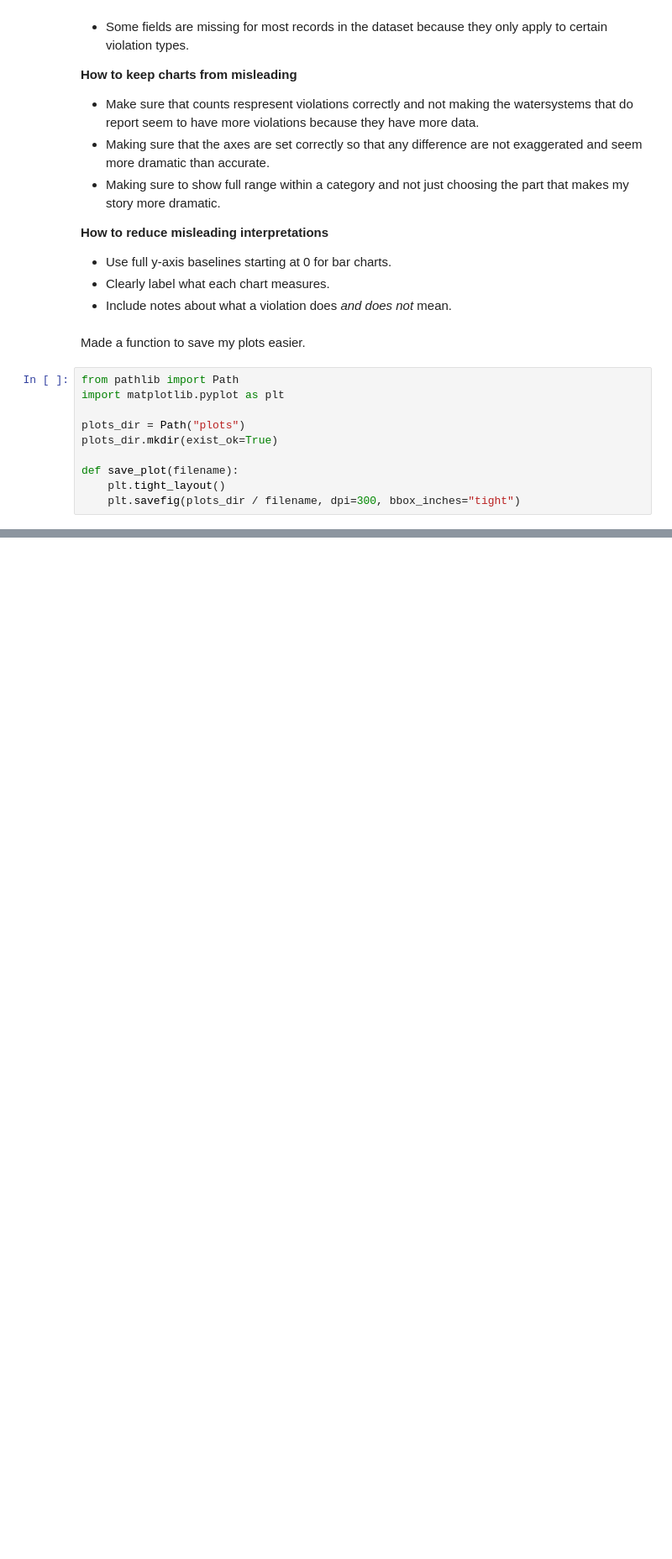
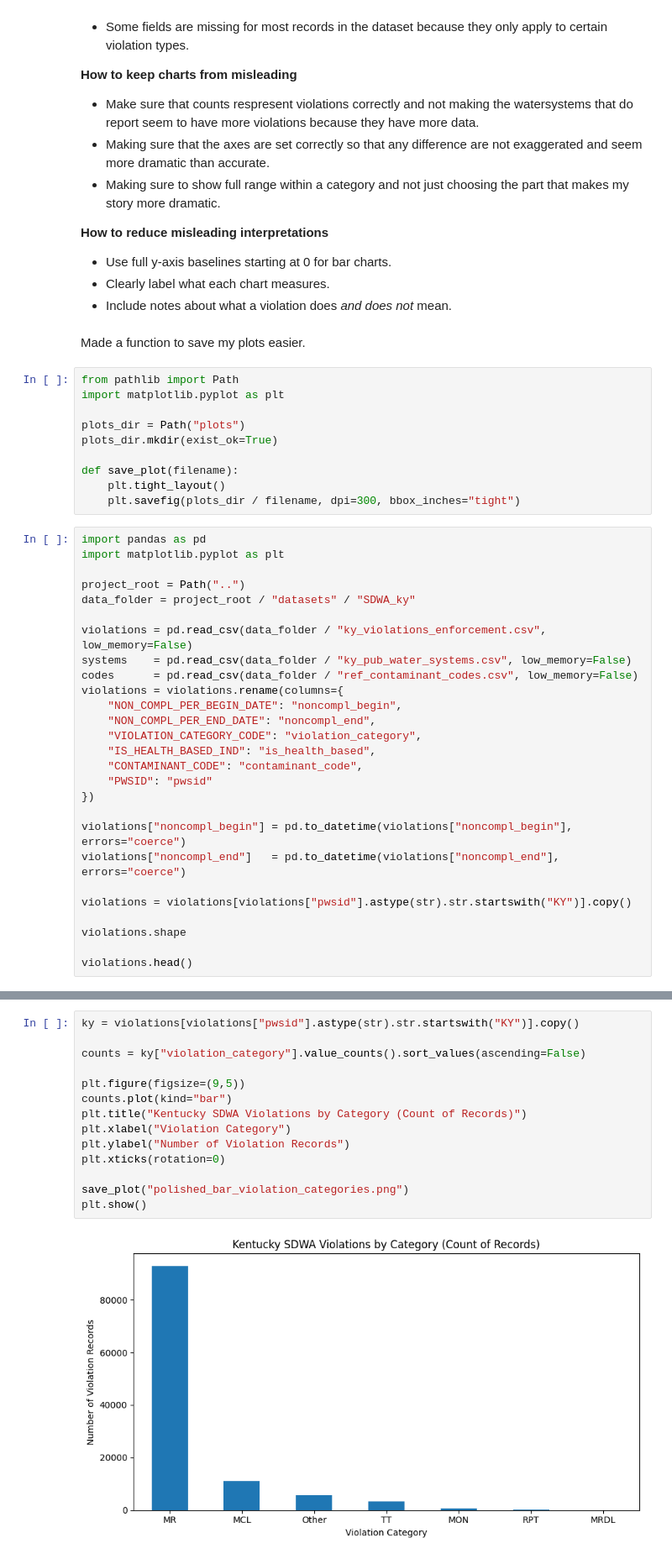
Before and after one commit to amydaniel24/kentucky_water_quality_analysis, a Jupyter notebook: notebooks/keystone_water_ky.ipynb, the cells around one changed output, grey strips where cells are left out. Shown at 84% size. Cells and saved outputs as stored; diff of their text form; blank space fills up the shorter version.

Commit message:
polishing violation bar plot and pie chart

```diff
--- a/notebooks/keystone_water_ky.ipynb
+++ b/notebooks/keystone_water_ky.ipynb
@@ -599,3 +599,30 @@ plots_dir.mkdir(exist_ok=True)
 def save_plot(filename):
     plt.tight_layout()
     plt.savefig(plots_dir / filename, dpi=300, bbox_inches="tight")
+# %%
+import pandas as pd
+import matplotlib.pyplot as plt
+
+project_root = Path("..")
+data_folder = project_root / "datasets" / "SDWA_ky"
+
+violations = pd.read_csv(data_folder / "ky_violations_enforcement.csv", low_memory=False)
+systems    = pd.read_csv(data_folder / "ky_pub_water_systems.csv", low_memory=False)
+codes      = pd.read_csv(data_folder / "ref_contaminant_codes.csv", low_memory=False)
+violations = violations.rename(columns={
+    "NON_COMPL_PER_BEGIN_DATE": "noncompl_begin",
+    "NON_COMPL_PER_END_DATE": "noncompl_end",
+    "VIOLATION_CATEGORY_CODE": "violation_category",
+    "IS_HEALTH_BASED_IND": "is_health_based",
+    "CONTAMINANT_CODE": "contaminant_code",
+    "PWSID": "pwsid"
+})
+
+violations["noncompl_begin"] = pd.to_datetime(violations["noncompl_begin"], errors="coerce")
+violations["noncompl_end"]   = pd.to_datetime(violations["noncompl_end"], errors="coerce")
+
+violations = violations[violations["pwsid"].astype(str).str.startswith("KY")].copy()
+
+violations.shape
+
+violations.head()
@@ -601,0 +637,16 @@ def save_plot(filename):
+# %%
+ky = violations[violations["pwsid"].astype(str).str.startswith("KY")].copy()
+
+counts = ky["violation_category"].value_counts().sort_values(ascending=False)
+
+plt.figure(figsize=(9,5))
+counts.plot(kind="bar")
+plt.title("Kentucky SDWA Violations by Category (Count of Records)")
+plt.xlabel("Violation Category")
+plt.ylabel("Number of Violation Records")
+plt.xticks(rotation=0)
+
+save_plot("polished_bar_violation_categories.png")
+plt.show()
+# %% [output]
+[figure, added]
```
Also changed, not shown: parts of 1 cell of this notebook, 1 other file.
